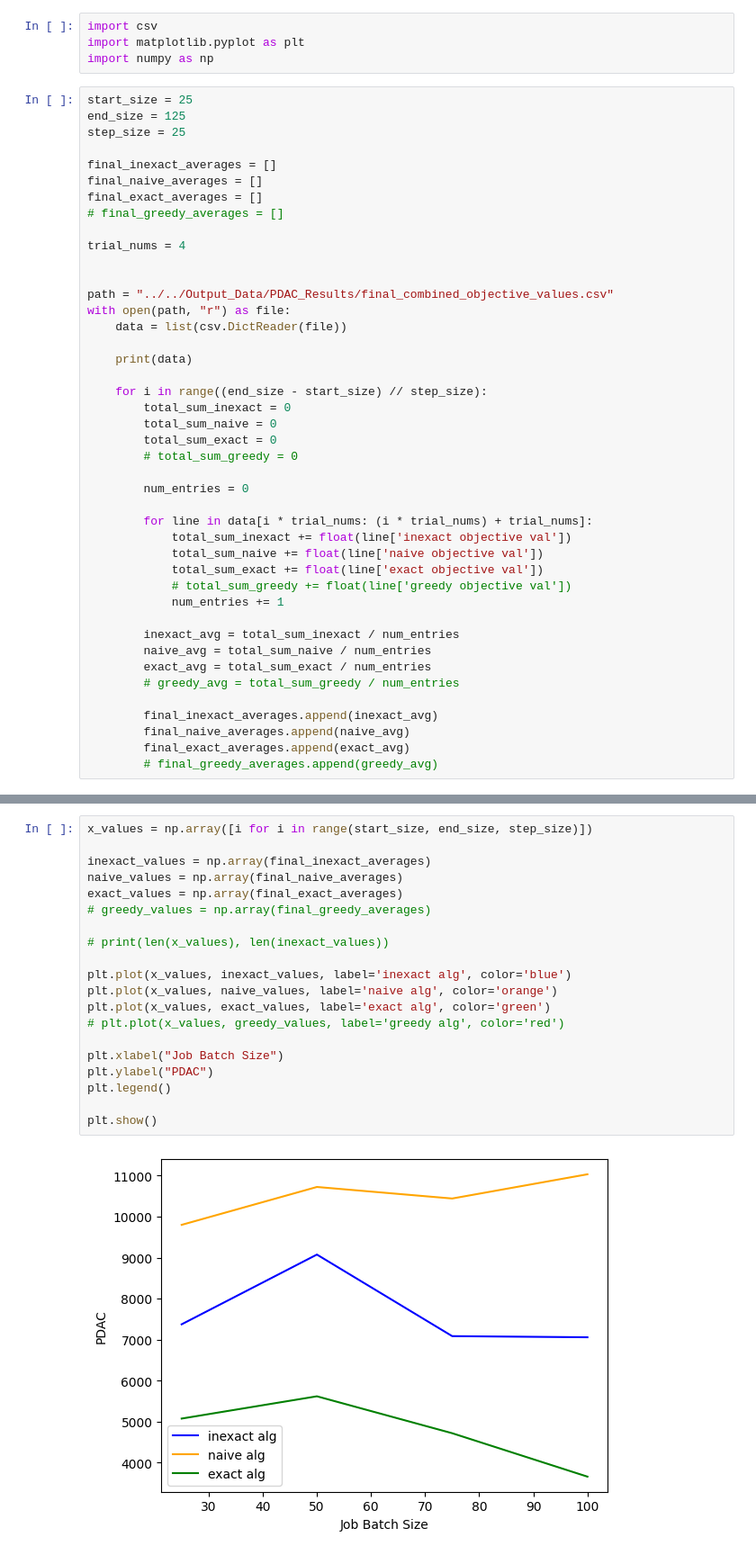
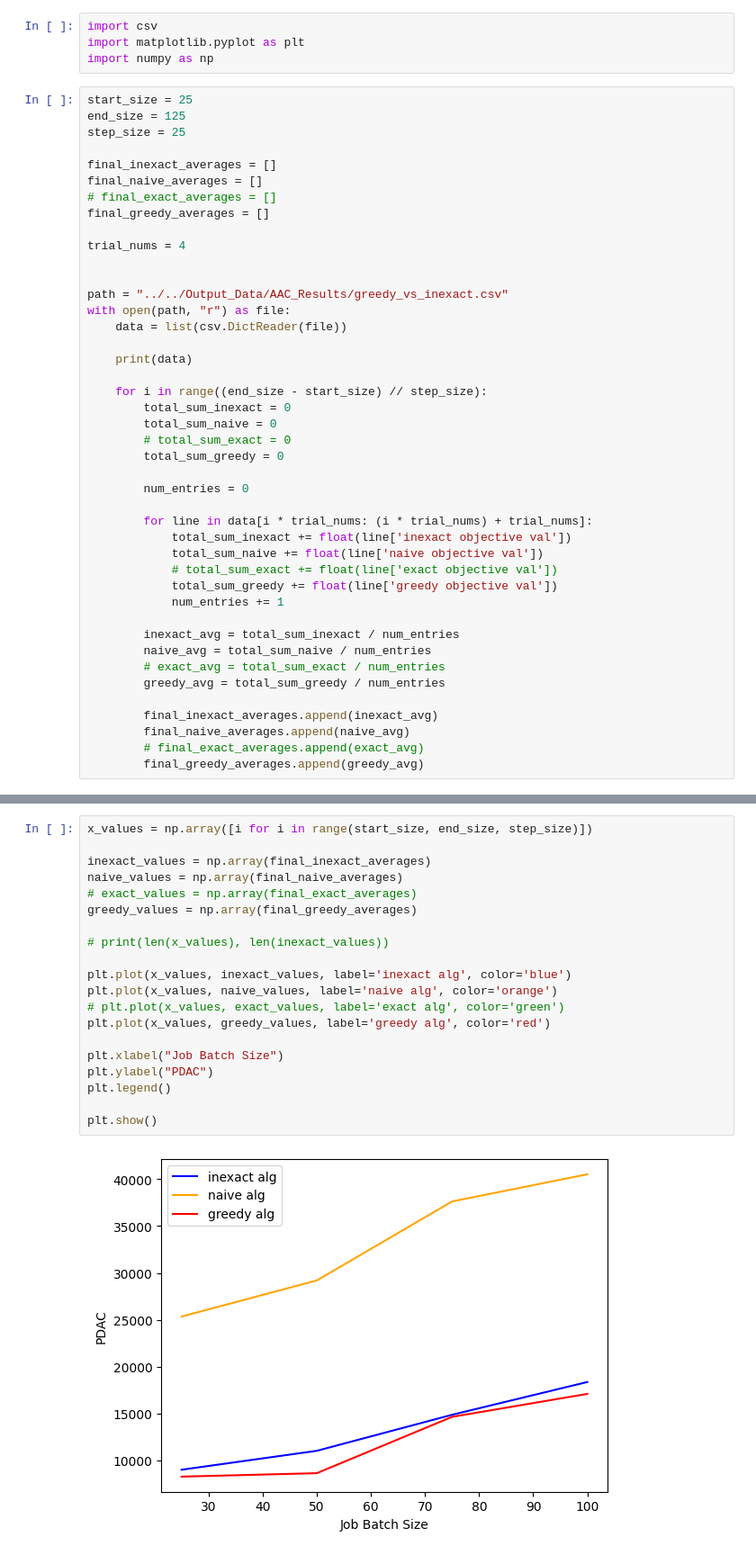
Before and after one commit to calebtheeardley/PeakDemanMinimizationAboveAResourceCurve, a Jupyter notebook: Code/Data Visualization/pdac_results_visualization.ipynb, the cells around one changed output, grey strips where cells are left out. Shown: that part at 90% size. Saved outputs shown, nothing was run; the diff lists cells and outputs as text.

```diff
--- a/Code/Data Visualization/pdac_results_visualization.ipynb
+++ b/Code/Data Visualization/pdac_results_visualization.ipynb
@@ -15,13 +15,13 @@ step_size = 25
 
 final_inexact_averages = []
 final_naive_averages = []
-final_exact_averages = []
-# final_greedy_averages = []
+# final_exact_averages = []
+final_greedy_averages = []
 
 trial_nums = 4
 
 
-path = "../../Output_Data/PDAC_Results/final_combined_objective_values.csv"
+path = "../../Output_Data/AAC_Results/greedy_vs_inexact.csv"
 with open(path, "r") as file:
     data = list(csv.DictReader(file))
 
@@ -30,25 +30,25 @@ with open(path, "r") as file:
     for i in range((end_size - start_size) // step_size):
         total_sum_inexact = 0
         total_sum_naive = 0
-        total_sum_exact = 0
-        # total_sum_greedy = 0
+        # total_sum_exact = 0
+        total_sum_greedy = 0
 
         num_entries = 0
 
         for line in data[i * trial_nums: (i * trial_nums) + trial_nums]:
             total_sum_inexact += float(line['inexact objective val'])
             total_sum_naive += float(line['naive objective val'])
-            total_sum_exact += float(line['exact objective val'])
-            # total_sum_greedy += float(line['greedy objective val'])
+            # total_sum_exact += float(line['exact objective val'])
+            total_sum_greedy += float(line['greedy objective val'])
             num_entries += 1
 
         inexact_avg = total_sum_inexact / num_entries
         naive_avg = total_sum_naive / num_entries
-        exact_avg = total_sum_exact / num_entries
-        # greedy_avg = total_sum_greedy / num_entries
+        # exact_avg = total_sum_exact / num_entries
+        greedy_avg = total_sum_greedy / num_entries
 
         final_inexact_averages.append(inexact_avg)
         final_naive_averages.append(naive_avg)
-        final_exact_averages.append(exact_avg)
-        # final_greedy_averages.append(greedy_avg)
+        # final_exact_averages.append(exact_avg)
+        final_greedy_averages.append(greedy_avg)
 # %% [output]
@@ -56,22 +56,22 @@ with open(path, "r") as file:
 # %%
 x_values = np.array([i for i in range(start_size, end_size, step_size)])
 
 inexact_values = np.array(final_inexact_averages)
 naive_values = np.array(final_naive_averages)
-exact_values = np.array(final_exact_averages)
-# greedy_values = np.array(final_greedy_averages)
+# exact_values = np.array(final_exact_averages)
+greedy_values = np.array(final_greedy_averages)
 
 # print(len(x_values), len(inexact_values))
 
 plt.plot(x_values, inexact_values, label='inexact alg', color='blue')
 plt.plot(x_values, naive_values, label='naive alg', color='orange')
-plt.plot(x_values, exact_values, label='exact alg', color='green')
-# plt.plot(x_values, greedy_values, label='greedy alg', color='red')
+# plt.plot(x_values, exact_values, label='exact alg', color='green')
+plt.plot(x_values, greedy_values, label='greedy alg', color='red')
 
 plt.xlabel("Job Batch Size")
 plt.ylabel("PDAC")
 plt.legend()
 
 plt.show()
 # %% [output]
-[figure, old version]
+[figure, new version]
```
Also changed, not shown: parts of 1 cell of this notebook, 17 other files.
